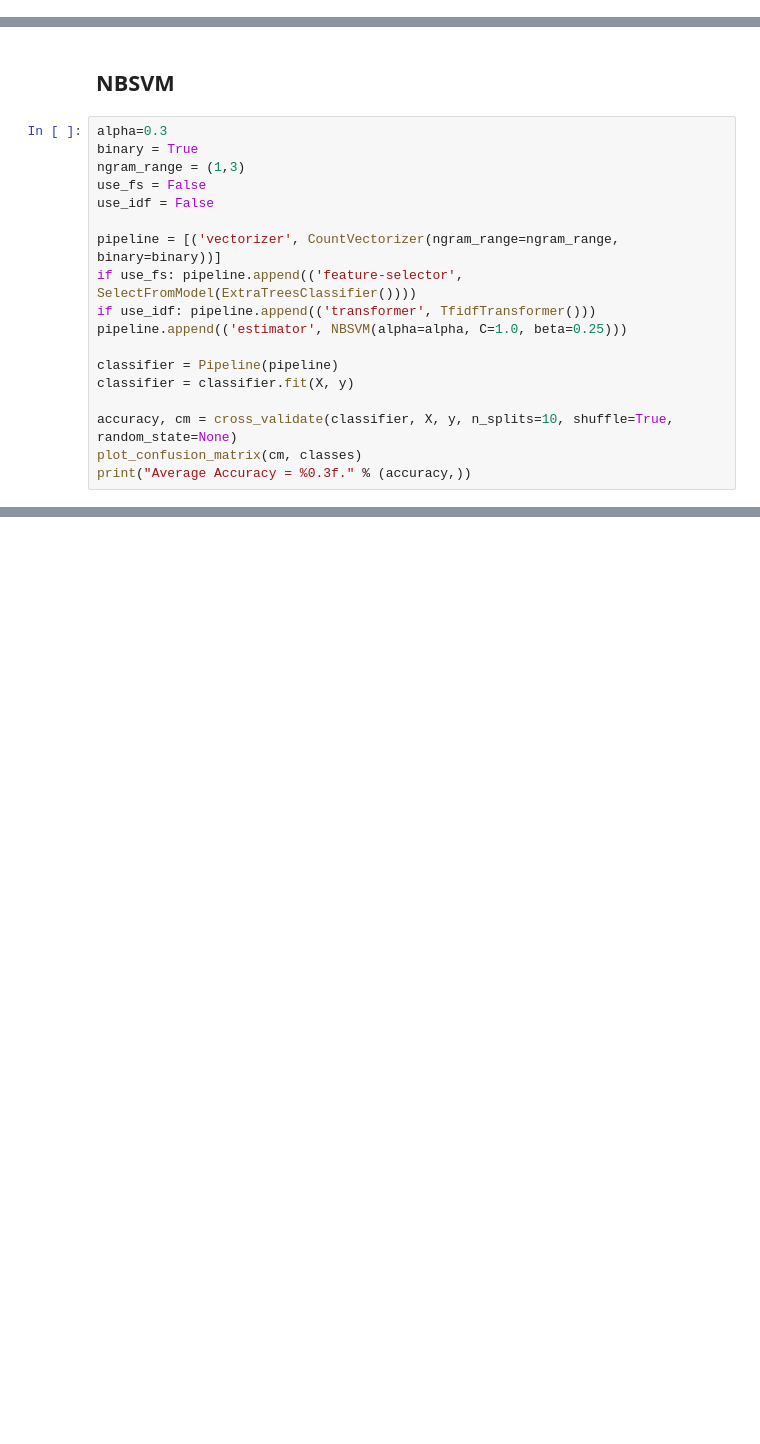
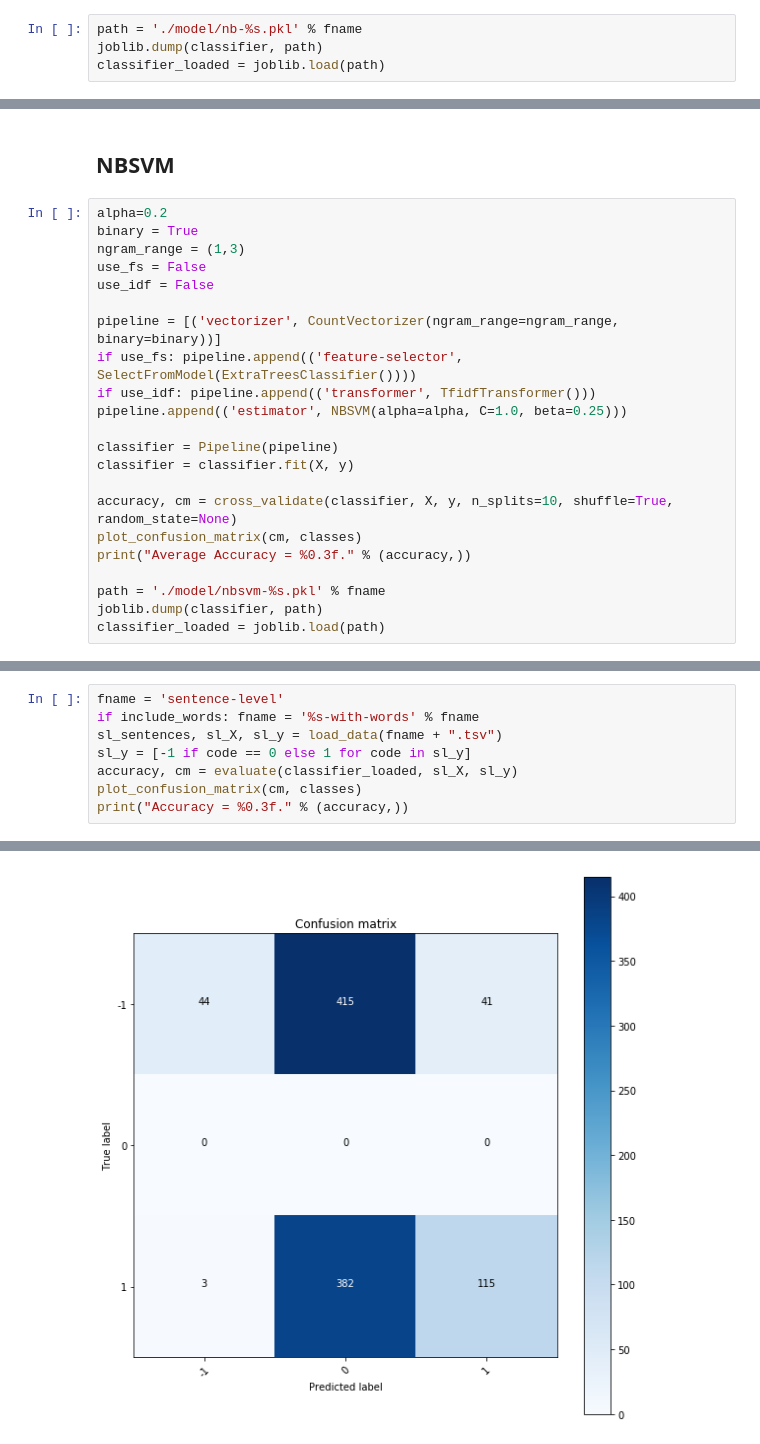
Before and after one commit to bobflagg/Financial-News-Sentiment-Analysis, a Jupyter notebook: Test-Classifier.ipynb, the cells around one changed output, grey strips where cells are left out. Saved outputs shown, nothing was run; the diff lists cells and outputs as text; blank space fills up the shorter version.

```diff
--- a/Test-Classifier.ipynb
+++ b/Test-Classifier.ipynb
@@ -81,0 +86,4 @@ Average Accuracy = 0.873.
+# %%
+path = './model/nb-%s.pkl' % fname
+joblib.dump(classifier, path)
+classifier_loaded = joblib.load(path)
@@ -82,7 +115,7 @@ Average Accuracy = 0.873.
 # %% [markdown]
 ## NBSVM
 # %%
-alpha=0.3
+alpha=0.2
 binary = True
 ngram_range = (1,3)
 use_fs = False
@@ -99,4 +132,8 @@ classifier = classifier.fit(X, y)
 accuracy, cm = cross_validate(classifier, X, y, n_splits=10, shuffle=True, random_state=None)
 plot_confusion_matrix(cm, classes)
 print("Average Accuracy = %0.3f." % (accuracy,))
+
+path = './model/nbsvm-%s.pkl' % fname
+joblib.dump(classifier, path)
+classifier_loaded = joblib.load(path)
 # %% [output]
@@ -114,0 +158,9 @@ Average Accuracy = 0.900.
+# %%
+fname = 'sentence-level'
+if include_words: fname = '%s-with-words' % fname
+sl_sentences, sl_X, sl_y = load_data(fname + ".tsv")
+sl_y = [-1 if code == 0 else 1 for code in sl_y]
+accuracy, cm = evaluate(classifier_loaded, sl_X, sl_y)
+plot_confusion_matrix(cm, classes)
+print("Accuracy = %0.3f." % (accuracy,))
+# %% [output]
@@ -114,0 +168 @@ Average Accuracy = 0.900.
+[figure, added]
```
Also changed, not shown: parts of 14 cells of this notebook, 19 other files.
